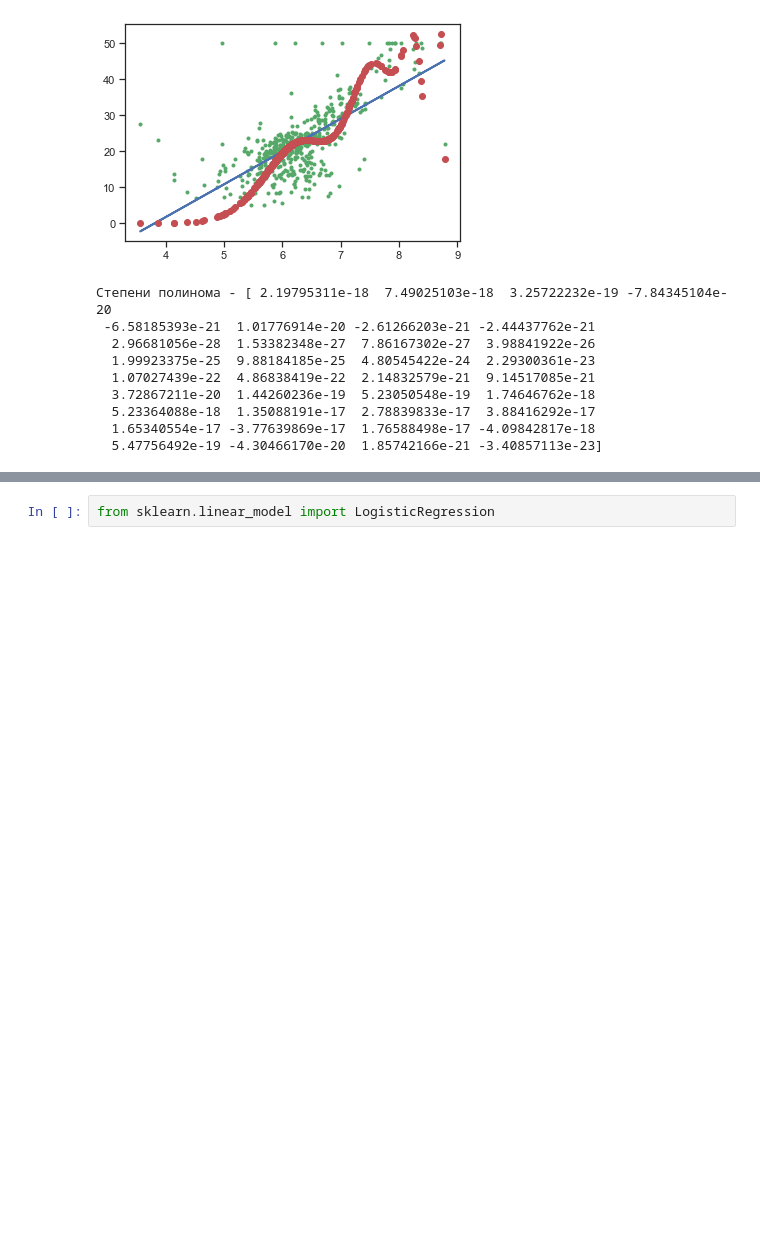
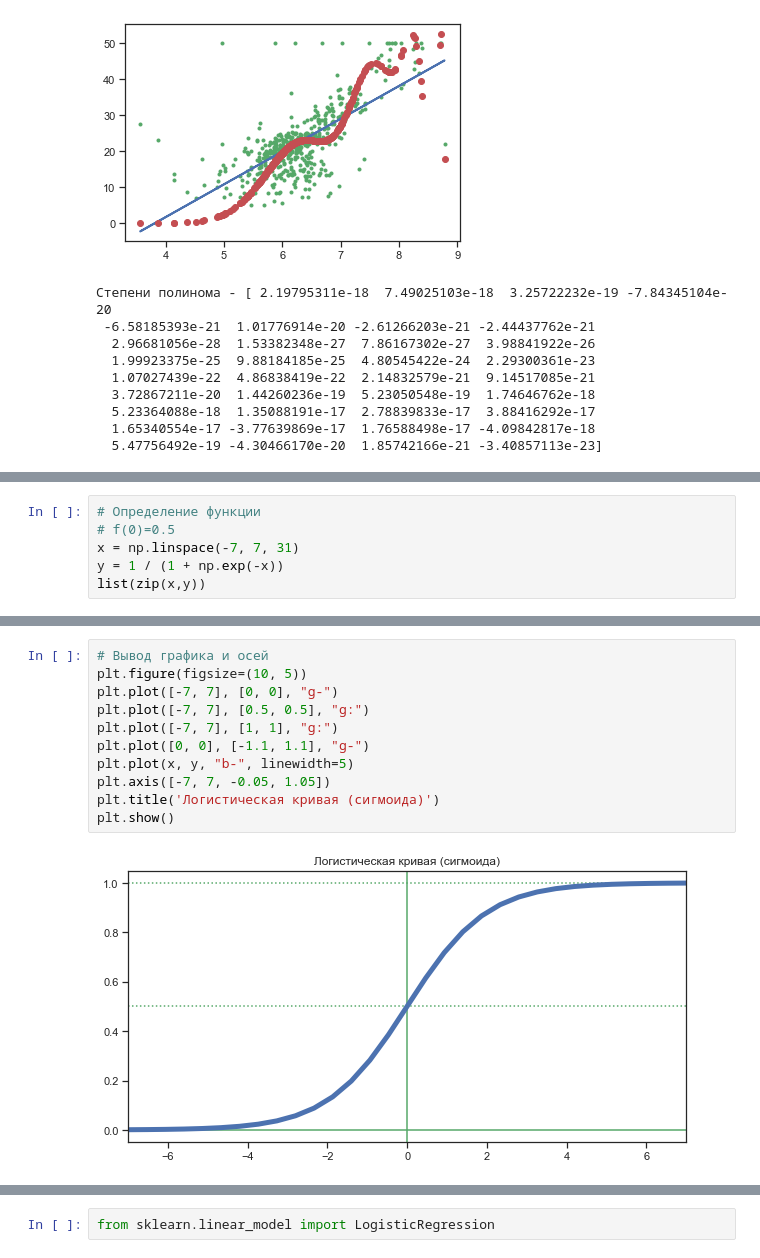
Before and after one commit to ugapanyuk/ml_course_2022, a Jupyter notebook: common/notebooks/linear/linear.ipynb, the cells around one changed output, grey strips where cells are left out. Cells and saved outputs as stored; diff of their text form; blank space fills up the shorter version.

Commit message:
Логистическая регрессия

```diff
--- a/common/notebooks/linear/linear.ipynb
+++ b/common/notebooks/linear/linear.ipynb
@@ -516,0 +524,6 @@ test_poly_model(degree=35)
+# %%
+# Определение функции
+# f(0)=0.5
+x = np.linspace(-7, 7, 31)
+y = 1 / (1 + np.exp(-x))
+list(zip(x,y))
@@ -516,0 +548,13 @@ test_poly_model(degree=35)
+# %%
+# Вывод графика и осей
+plt.figure(figsize=(10, 5))
+plt.plot([-7, 7], [0, 0], "g-")
+plt.plot([-7, 7], [0.5, 0.5], "g:")
+plt.plot([-7, 7], [1, 1], "g:")
+plt.plot([0, 0], [-1.1, 1.1], "g-")
+plt.plot(x, y, "b-", linewidth=5)
+plt.axis([-7, 7, -0.05, 1.05])
+plt.title('Логистическая кривая (сигмоида)')
+plt.show()
+# %% [output]
+[figure, added]
```
Also changed, not shown: parts of 37 cells of this notebook, 1 other file.
